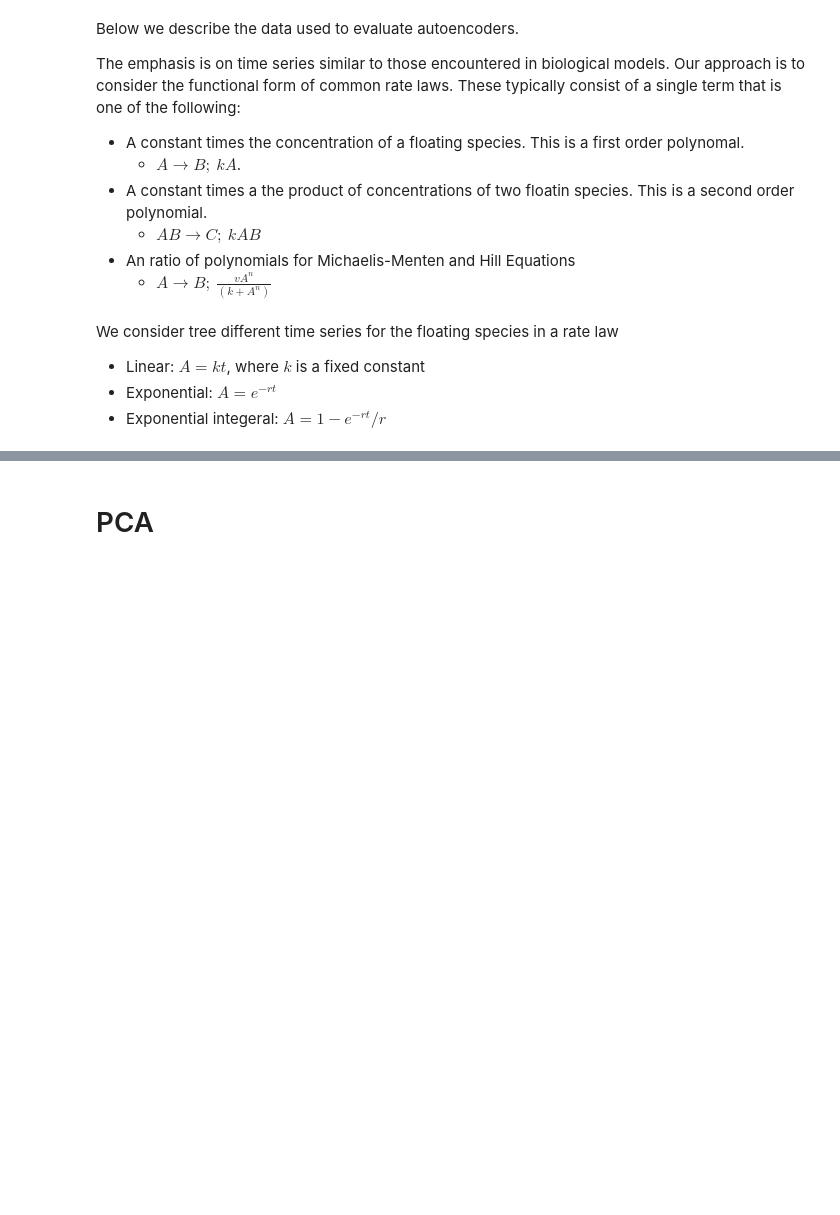
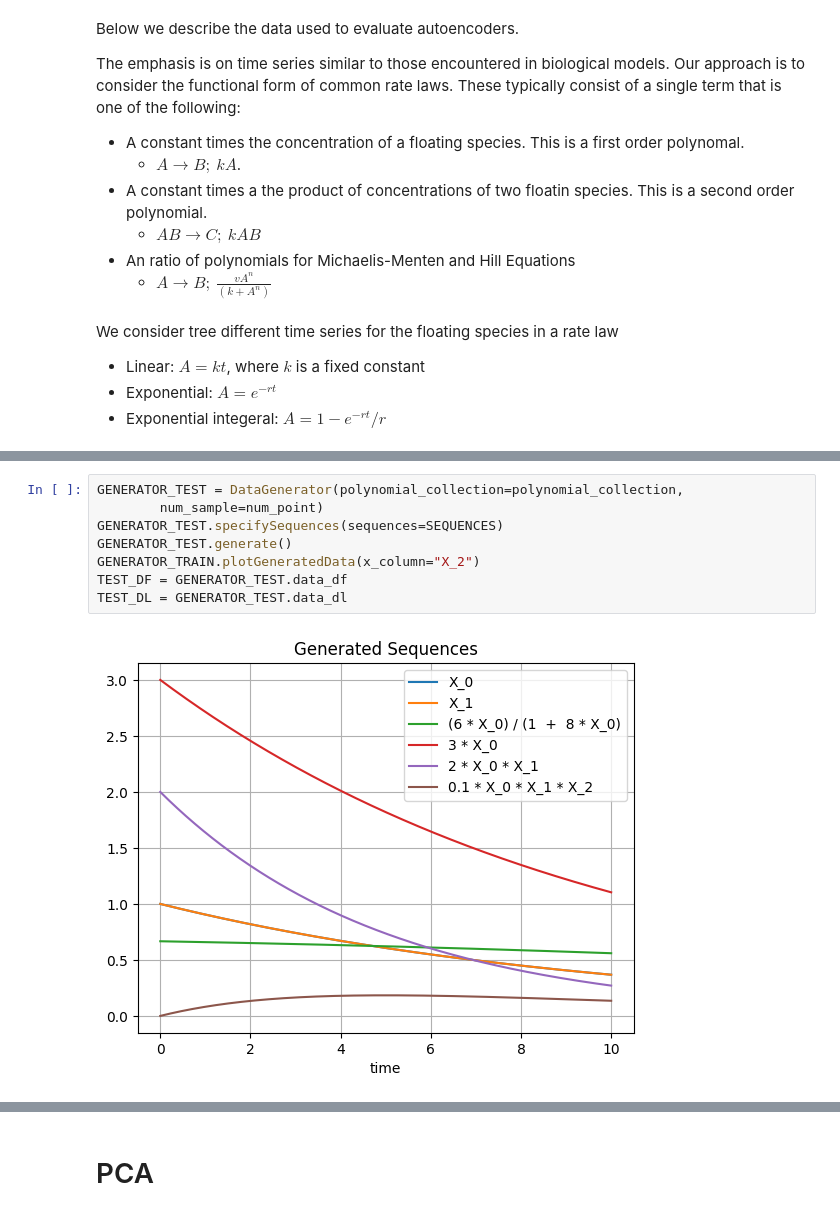
Before and after one commit to ModelEngineering/autoencodersb, a Jupyter notebook: notebooks/evaluating_autoencoders.ipynb, the cells around one changed output, grey strips where cells are left out. Drawn from its saved outputs; the diff is of its cells as text; blank space fills up the shorter version.

```diff
--- a/notebooks/evaluating_autoencoders.ipynb
+++ b/notebooks/evaluating_autoencoders.ipynb
@@ -63,0 +93,10 @@ TRAIN_DL = GENERATOR_TRAIN.data_dl
+# %%
+GENERATOR_TEST = DataGenerator(polynomial_collection=polynomial_collection,
+        num_sample=num_point)
+GENERATOR_TEST.specifySequences(sequences=SEQUENCES)
+GENERATOR_TEST.generate()
+GENERATOR_TRAIN.plotGeneratedData(x_column="X_2")
+TEST_DF = GENERATOR_TEST.data_df
+TEST_DL = GENERATOR_TEST.data_dl
+# %% [output]
+[figure, added]
```
Also changed, not shown: parts of 26 cells of this notebook, 15 other files.
